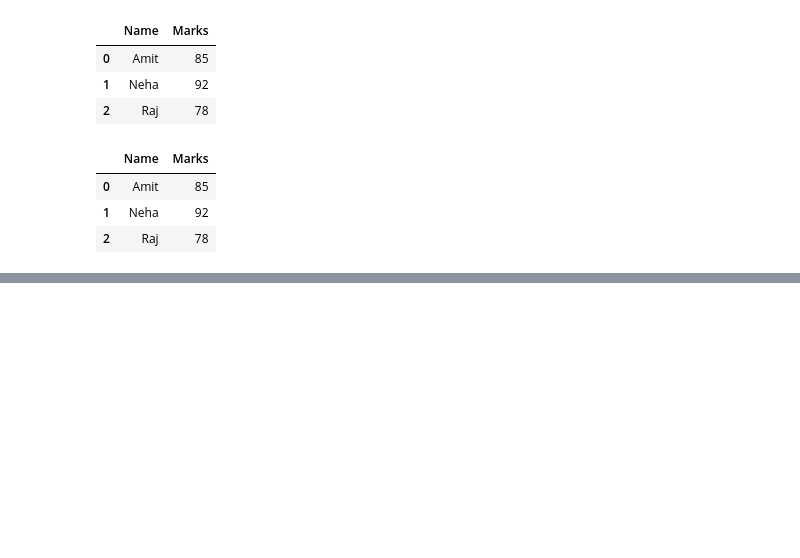
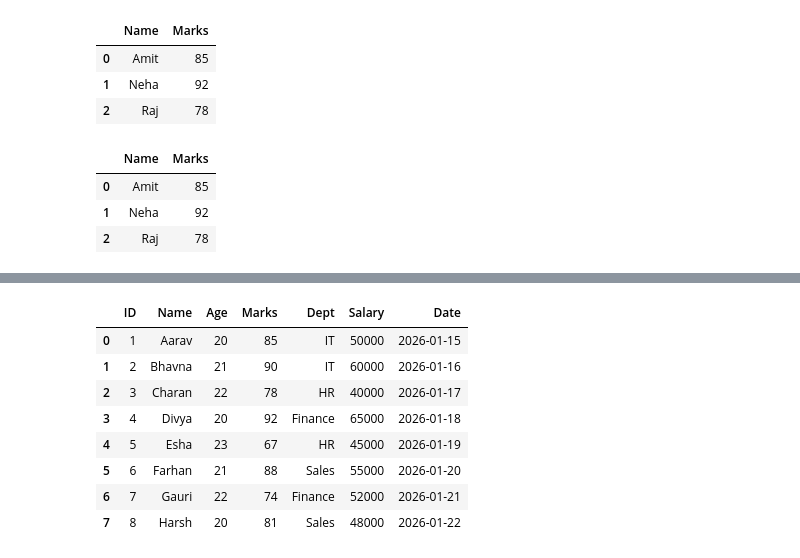
Before and after one commit to priyansupattanaik/CDAC, a Jupyter notebook: 2. Python/20March2026 - Numpy & Panda/20Mar2026.ipynb, the cells around one changed output, grey strips where cells are left out. Saved outputs shown, nothing was run; the diff lists cells and outputs as text; code cells hidden in the pictures; blank space fills up the shorter version.

```diff
--- a/2. Python/20March2026 - Numpy & Panda/20Mar2026.ipynb
+++ b/2. Python/20March2026 - Numpy & Panda/20Mar2026.ipynb
@@ -67,0 +101,13 @@ df
+# %%
+df = pd.read_excel("/content/data xlsx")
+df
+# %% [output]
+|  | ID | Name | Age | Marks | Dept | Salary | Date |
+| 0 | 1 | Aarav | 20 | 85 | IT | 50000 | 2026-01-15 |
+| 1 | 2 | Bhavna | 21 | 90 | IT | 60000 | 2026-01-16 |
+| 2 | 3 | Charan | 22 | 78 | HR | 40000 | 2026-01-17 |
+| 3 | 4 | Divya | 20 | 92 | Finance | 65000 | 2026-01-18 |
+| 4 | 5 | Esha | 23 | 67 | HR | 45000 | 2026-01-19 |
+| 5 | 6 | Farhan | 21 | 88 | Sales | 55000 | 2026-01-20 |
+| 6 | 7 | Gauri | 22 | 74 | Finance | 52000 | 2026-01-21 |
+| 7 | 8 | Harsh | 20 | 81 | Sales | 48000 | 2026-01-22 |
```
Also changed, not shown: parts of 5 cells of this notebook.
